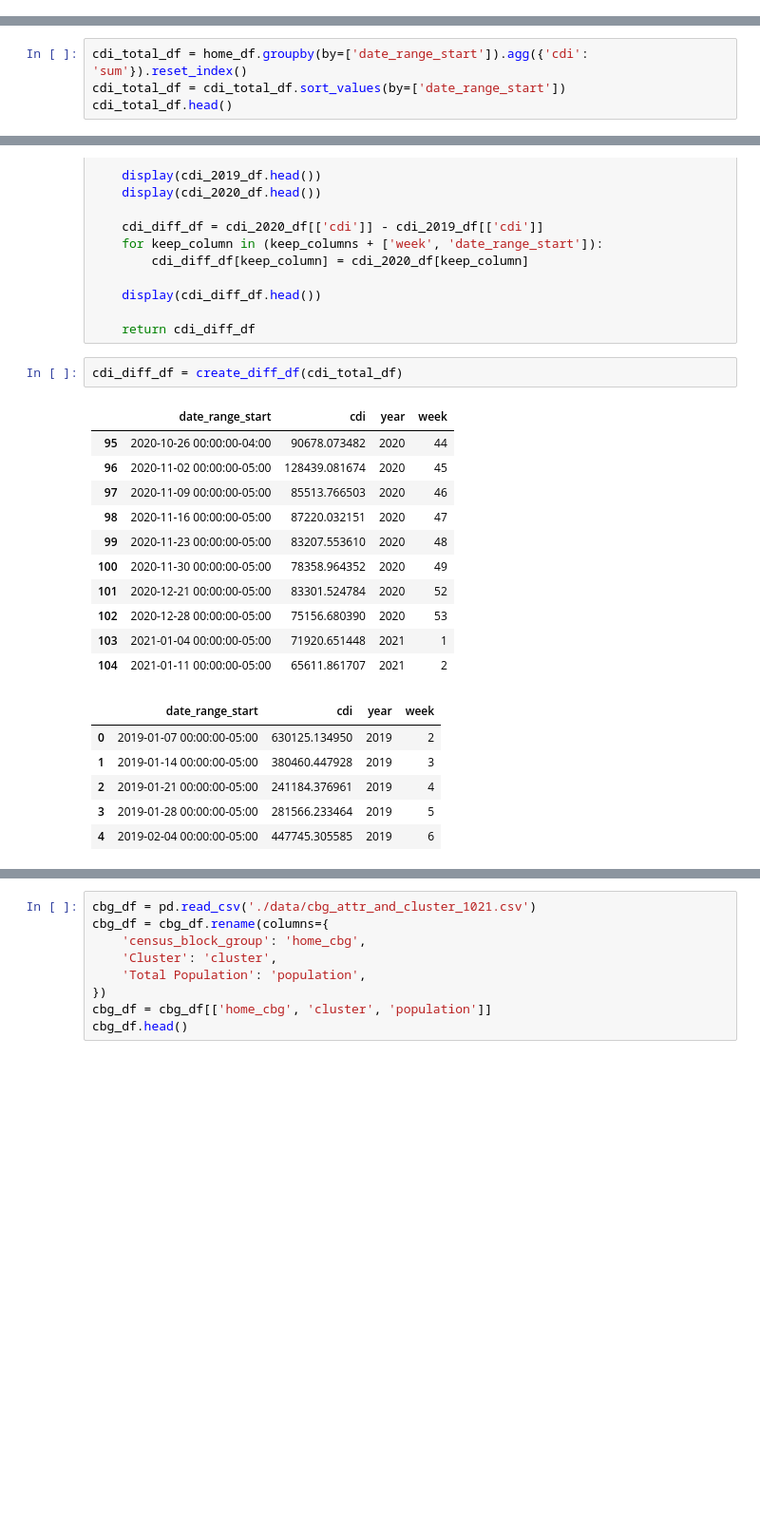
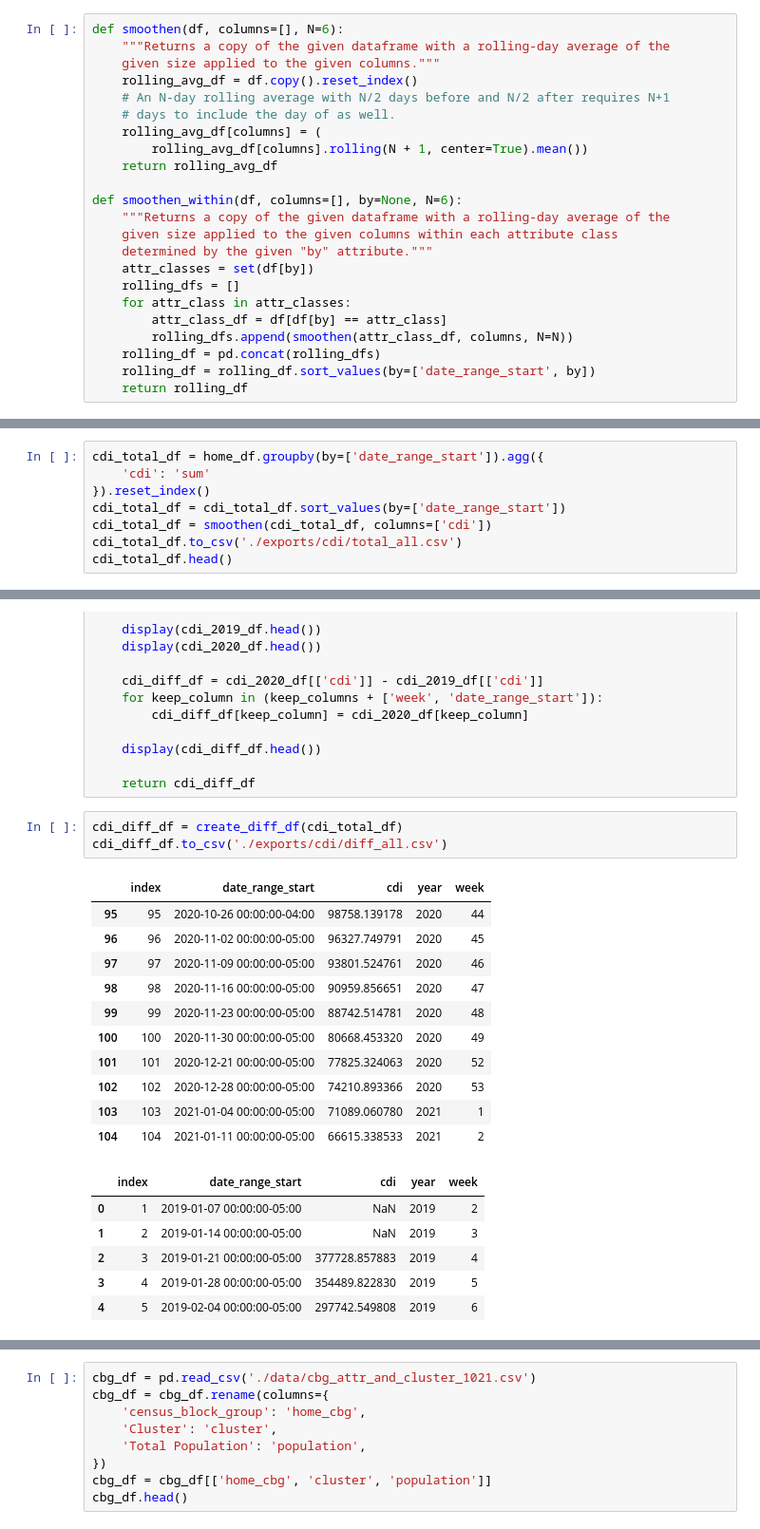
Before and after one commit to cpcarey/nyu-cusp-food-access, a Jupyter notebook: notebooks/plot_cdi.ipynb, the cells around one changed output, grey strips where cells are left out. Shown: that part at 95% size. Cells and saved outputs as stored; diff of their text form; blank space fills up the shorter version.

```diff
--- a/notebooks/plot_cdi.ipynb
+++ b/notebooks/plot_cdi.ipynb
@@ -9,6 +9,29 @@ warnings.filterwarnings('ignore')
 def repair_dates(df):
     df['date_range_start'] = pd.to_datetime(df['date_range_start'], utc=True)
     df['date_range_start'] = df['date_range_start'].dt.tz_convert('US/Eastern')
+# %%
+def smoothen(df, columns=[], N=6):
+    """Returns a copy of the given dataframe with a rolling-day average of the
+    given size applied to the given columns."""
+    rolling_avg_df = df.copy().reset_index()
+    # An N-day rolling average with N/2 days before and N/2 after requires N+1
+    # days to include the day of as well.
+    rolling_avg_df[columns] = (
+        rolling_avg_df[columns].rolling(N + 1, center=True).mean())
+    return rolling_avg_df
+
+def smoothen_within(df, columns=[], by=None, N=6):
+    """Returns a copy of the given dataframe with a rolling-day average of the
+    given size applied to the given columns within each attribute class
+    determined by the given "by" attribute."""
+    attr_classes = set(df[by])
+    rolling_dfs = []
+    for attr_class in attr_classes:
+        attr_class_df = df[df[by] == attr_class]
+        rolling_dfs.append(smoothen(attr_class_df, columns, N=N))
+    rolling_df = pd.concat(rolling_dfs)
+    rolling_df = rolling_df.sort_values(by=['date_range_start', by])
+    return rolling_df
 # %%
 home_df = pd.read_csv(f'./exports/home_weekly.csv')
 repair_dates(home_df)
@@ -21,7 +44,11 @@ home_df.head()
 | 3 | 22t-222@627-s7m-rtv | 2018-12-31 00:00:00-05:00 | 360471134003 | 4 | 2.479008 | 0.008333 | ... |
 | 4 | 22t-222@627-s7m-rtv | 2018-12-31 00:00:00-05:00 | 360471196002 | 4 | 0.212593 | 0.001224 | ... |
 # %%
-cdi_total_df = home_df.groupby(by=['date_range_start']).agg({'cdi': 'sum'}).reset_index()
+cdi_total_df = home_df.groupby(by=['date_range_start']).agg({
+    'cdi': 'sum'
+}).reset_index()
 cdi_total_df = cdi_total_df.sort_values(by=['date_range_start'])
+cdi_total_df = smoothen(cdi_total_df, columns=['cdi'])
+cdi_total_df.to_csv('./exports/cdi/total_all.csv')
 cdi_total_df.head()
 # %% [output]
@@ -69,21 +96,22 @@ def create_diff_df(cdi_df, keep_columns=[]):
     return cdi_diff_df
 # %%
 cdi_diff_df = create_diff_df(cdi_total_df)
+cdi_diff_df.to_csv('./exports/cdi/diff_all.csv')
 # %% [output]
-|  | date_range_start | cdi | year | week |
-| 95 | 2020-10-26 00:00:00-04:00 | 90678.073482 | 2020 | 44 |
-| 96 | 2020-11-02 00:00:00-05:00 | 128439.081674 | 2020 | 45 |
-| 97 | 2020-11-09 00:00:00-05:00 | 85513.766503 | 2020 | 46 |
-| 98 | 2020-11-16 00:00:00-05:00 | 87220.032151 | 2020 | 47 |
-| 99 | 2020-11-23 00:00:00-05:00 | 83207.553610 | 2020 | 48 |
-| 100 | 2020-11-30 00:00:00-05:00 | 78358.964352 | 2020 | 49 |
-| 101 | 2020-12-21 00:00:00-05:00 | 83301.524784 | 2020 | 52 |
-| 102 | 2020-12-28 00:00:00-05:00 | 75156.680390 | 2020 | 53 |
-| 103 | 2021-01-04 00:00:00-05:00 | 71920.651448 | 2021 | 1 |
-| 104 | 2021-01-11 00:00:00-05:00 | 65611.861707 | 2021 | 2 |
+|  | index | date_range_start | cdi | year | week |
+| 95 | 95 | 2020-10-26 00:00:00-04:00 | 98758.139178 | 2020 | 44 |
+| 96 | 96 | 2020-11-02 00:00:00-05:00 | 96327.749791 | 2020 | 45 |
+| 97 | 97 | 2020-11-09 00:00:00-05:00 | 93801.524761 | 2020 | 46 |
+| 98 | 98 | 2020-11-16 00:00:00-05:00 | 90959.856651 | 2020 | 47 |
+| 99 | 99 | 2020-11-23 00:00:00-05:00 | 88742.514781 | 2020 | 48 |
+| 100 | 100 | 2020-11-30 00:00:00-05:00 | 80668.453320 | 2020 | 49 |
+| 101 | 101 | 2020-12-21 00:00:00-05:00 | 77825.324063 | 2020 | 52 |
+| 102 | 102 | 2020-12-28 00:00:00-05:00 | 74210.893366 | 2020 | 53 |
+| 103 | 103 | 2021-01-04 00:00:00-05:00 | 71089.060780 | 2021 | 1 |
+| 104 | 104 | 2021-01-11 00:00:00-05:00 | 66615.338533 | 2021 | 2 |
-|  | date_range_start | cdi | year | week |
-| 0 | 2019-01-07 00:00:00-05:00 | 630125.134950 | 2019 | 2 |
-| 1 | 2019-01-14 00:00:00-05:00 | 380460.447928 | 2019 | 3 |
-| 2 | 2019-01-21 00:00:00-05:00 | 241184.376961 | 2019 | 4 |
-| 3 | 2019-01-28 00:00:00-05:00 | 281566.233464 | 2019 | 5 |
-| 4 | 2019-02-04 00:00:00-05:00 | 447745.305585 | 2019 | 6 |
+|  | index | date_range_start | cdi | year | week |
+| 0 | 1 | 2019-01-07 00:00:00-05:00 | NaN | 2019 | 2 |
+| 1 | 2 | 2019-01-14 00:00:00-05:00 | NaN | 2019 | 3 |
+| 2 | 3 | 2019-01-21 00:00:00-05:00 | 377728.857883 | 2019 | 4 |
+| 3 | 4 | 2019-01-28 00:00:00-05:00 | 354489.822830 | 2019 | 5 |
+| 4 | 5 | 2019-02-04 00:00:00-05:00 | 297742.549808 | 2019 | 6 |
```
Also changed, not shown: parts of 9 cells of this notebook, 4 other files.
